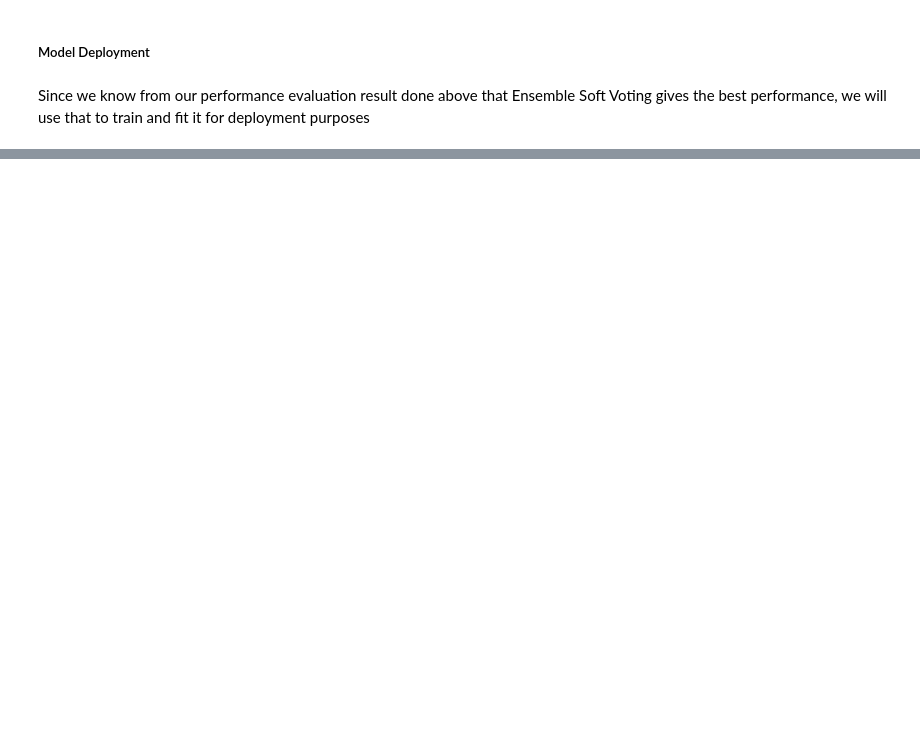
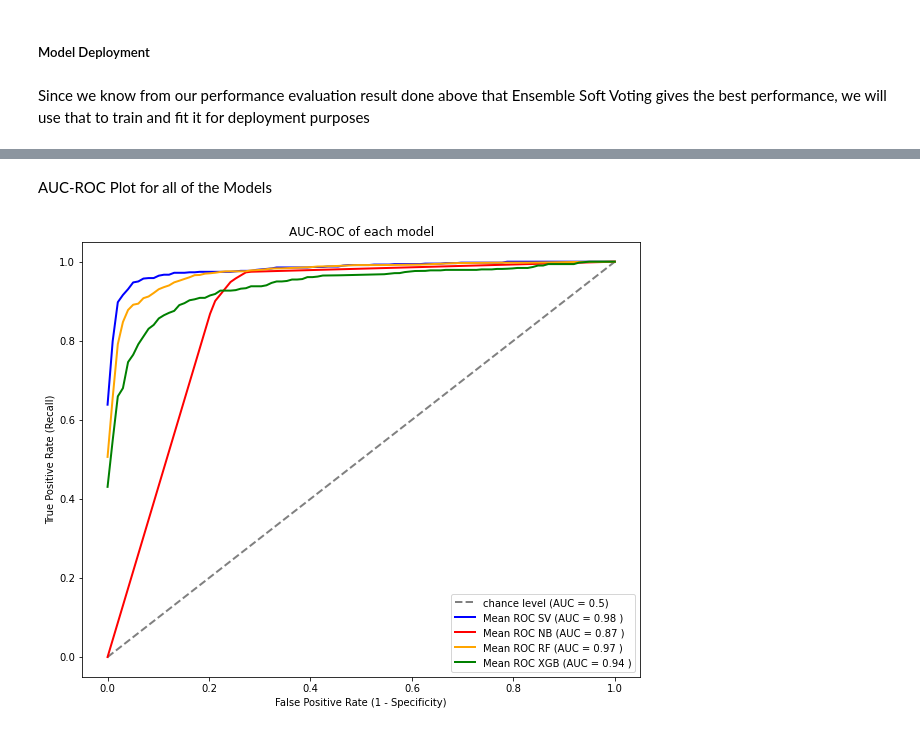
Before and after one commit to mhmdhzq93/fakenews-twitter-natural-disaster, a Jupyter notebook: model.ipynb, the cells around one changed output, grey strips where cells are left out. Drawn from its saved outputs; the diff is of its cells as text; code cells hidden in the pictures; blank space fills up the shorter version.

```diff
--- a/model.ipynb
+++ b/model.ipynb
@@ -199,0 +287,72 @@ VotingClassifier(estimators=[('svm', SVC(probability=True, random_state=123)),
+# %% [markdown]
+AUC-ROC Plot for all of the Models
+# %%
+cv = StratifiedKFold(n_splits=5)
+
+tprs_soft_vote, tprs_hard_vote, tprs_nb, tprs_rf, tprs_xgb = [], [], [], [], []
+aucs_soft_vote, aucs_hard_vote, aucs_nb, aucs_rf, aucs_xgb = [], [], [], [], []
+mean_fpr = np.linspace(0,1,100)
+i = 1
+fig = plt.subplots(figsize=(10, 8))
+
+for train, test in cv.split(X_train_smote, y_train_smote):
+    prediction_soft_vote = soft_vote.fit(X_train_smote.toarray()[train], np.array(y_train_smote)[train]).predict_proba(X_train_smote.toarray()[test])
+    #prediction_hard_vote = hard_vote.fit(X_train_smote.toarray()[train], np.array(y_train_smote)[train]).predict_proba(X_train_smote.toarray()[test])
+    prediction_nb = nb.fit(X_train_smote.toarray()[train], np.array(y_train_smote)[train]).predict_proba(X_train_smote.toarray()[test])
+    prediction_rf = rf.fit(X_train_smote.toarray()[train], np.array(y_train_smote)[train]).predict_proba(X_train_smote.toarray()[test])
+    prediction_xgb = xgb.fit(X_train_smote.toarray()[train], np.array(y_train_smote)[train]).predict_proba(X_train_smote.toarray()[test])
+
+    fpr_soft_vote, tpr_soft_vote, t_soft_vote = roc_curve(np.array(y_train_smote)[test], prediction_soft_vote[:, 1])
+    #fpr_hard_vote, tpr_hard_vote, t_hard_vote = roc_curve(np.array(y_train_smote)[test], prediction_hard_vote[:, 1])
+    fpr_nb, tpr_nb, t_nb = roc_curve(np.array(y_train_smote)[test], prediction_nb[:, 1])
+    fpr_rf, tpr_rf, t_rf = roc_curve(np.array(y_train_smote)[test], prediction_rf[:, 1])
+    fpr_xgb, tpr_xgb, t_xgb = roc_curve(np.array(y_train_smote)[test], prediction_xgb[:, 1])
+
+    tprs_soft_vote.append(interp(mean_fpr, fpr_soft_vote, tpr_soft_vote))
+    #tprs_hard_vote.append(interp(mean_fpr, fpr_hard_vote, tpr_hard_vote))
+    tprs_nb.append(interp(mean_fpr, fpr_nb, tpr_nb))
+    tprs_rf.append(interp(mean_fpr, fpr_rf, tpr_rf))
+    tprs_xgb.append(interp(mean_fpr, fpr_xgb, tpr_xgb))
+
+    roc_auc_soft_vote = auc(fpr_soft_vote, tpr_soft_vote)
+    #roc_auc_hard_vote = auc(fpr_hard_vote, tpr_hard_vote)
+    roc_auc_nb = auc(fpr_nb, tpr_nb)
+    roc_auc_rf = auc(fpr_rf, tpr_rf)
+    roc_auc_xgb = auc(fpr_xgb, tpr_xgb)
+
+    aucs_soft_vote.append(roc_auc_soft_vote)
+    #aucs_hard_vote.append(roc_auc_hard_vote)
+    aucs_nb.append(roc_auc_nb)
+    aucs_rf.append(roc_auc_rf)
+    aucs_xgb.append(roc_auc_xgb)
+
+    #plt.plot(fpr, tpr, lw=2, alpha=0.3, label='ROC fold %d (AUC = %0.2f)' % (i, roc_auc))
+    i= i+1
+
+plt.plot([0,1],[0,1],linestyle = '--',lw = 2,color = 'grey', label='chance level (AUC = 0.5)')
+
+mean_tpr_soft_vote = np.mean(tprs_soft_vote, axis=0)
+#mean_tpr_hard_vote = np.mean(tprs_hard_vote, axis=0)
+mean_tpr_nb = np.mean(tprs_nb, axis=0)
+mean_tpr_rf = np.mean(tprs_rf, axis=0)
+mean_tpr_xgb = np.mean(tprs_xgb, axis=0)
+
+mean_auc_soft_vote = auc(mean_fpr, mean_tpr_soft_vote)
+#mean_auc_hard_vote = auc(mean_fpr, mean_tpr_hard_vote)
+mean_auc_nb = auc(mean_fpr, mean_tpr_nb)
+mean_auc_rf = auc(mean_fpr, mean_tpr_rf)
+mean_auc_xgb = auc(mean_fpr, mean_tpr_xgb)
+
+plt.plot(mean_fpr, mean_tpr_soft_vote, color='blue', label=r'Mean ROC SV (AUC = %0.2f )' % (mean_auc_soft_vote),lw=2, alpha=1)
+#plt.plot(mean_fpr, mean_tpr_hard_vote, color='blue', label=r'Mean ROC HV (AUC = %0.2f )' % (mean_auc_hard_vote),lw=2, alpha=1)
+plt.plot(mean_fpr, mean_tpr_nb, color='red', label=r'Mean ROC NB (AUC = %0.2f )' % (mean_auc_nb),lw=2, alpha=1)
+plt.plot(mean_fpr, mean_tpr_rf, color='orange', label=r'Mean ROC RF (AUC = %0.2f )' % (mean_auc_rf),lw=2, alpha=1)
+plt.plot(mean_fpr, mean_tpr_xgb, color='green', label=r'Mean ROC XGB (AUC = %0.2f )' % (mean_auc_xgb),lw=2, alpha=1)
+
+plt.xlabel('False Positive Rate (1 - Specificity)')
+plt.ylabel('True Positive Rate (Recall)')
+plt.title('AUC-ROC of each model')
+plt.legend(loc="lower right")
+plt.show()
+# %% [output]
+[figure, added]
```
Also changed, not shown: parts of 11 cells of this notebook, 1 other file.
